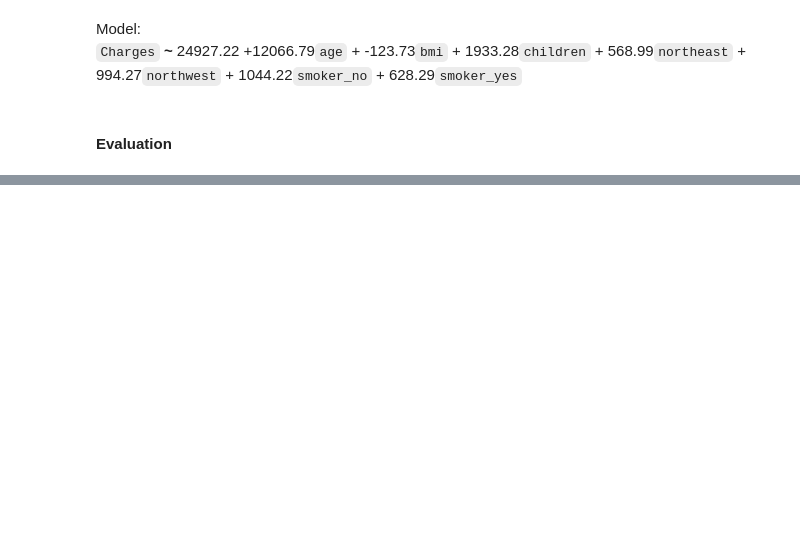
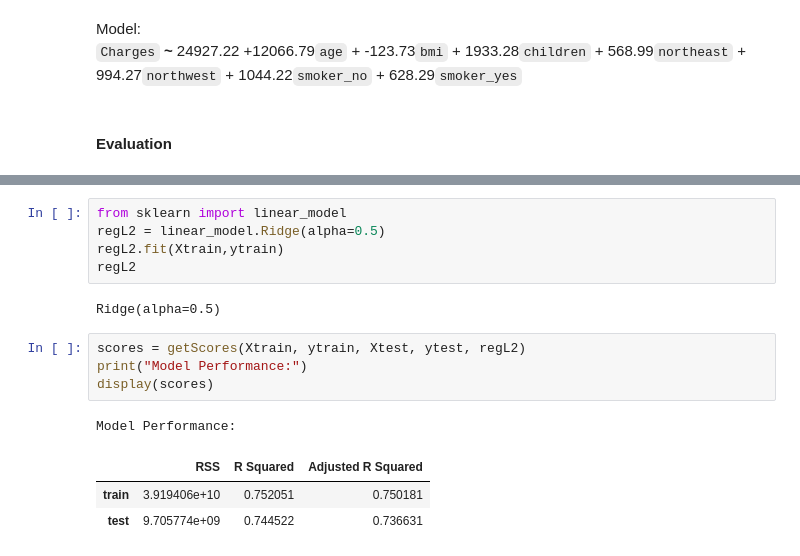
Before and after one commit to akash99-code/Machine-Learning-Class-Tasks, a Jupyter notebook: Assignments/21227-Assignment-I.ipynb, the cells around one changed output, grey strips where cells are left out. Cells and saved outputs as stored; diff of their text form; blank space fills up the shorter version.

```diff
--- a/Assignments/21227-Assignment-I.ipynb
+++ b/Assignments/21227-Assignment-I.ipynb
@@ -544,0 +567,16 @@ Model Performance:
+# %%
+from sklearn import linear_model
+regL2 = linear_model.Ridge(alpha=0.5)
+regL2.fit(Xtrain,ytrain)
+regL2
+# %% [output]
+Ridge(alpha=0.5)
+# %%
+scores = getScores(Xtrain, ytrain, Xtest, ytest, regL2)
+print("Model Performance:")
+display(scores)
+# %% [output]
+Model Performance:
+|  | RSS | R Squared | Adjusted R Squared |
+| train | 3.919406e+10 | 0.752051 | 0.750181 |
+| test | 9.705774e+09 | 0.744522 | 0.736631 |
```
Also changed, not shown: parts of 7 cells of this notebook, 2 other files.
